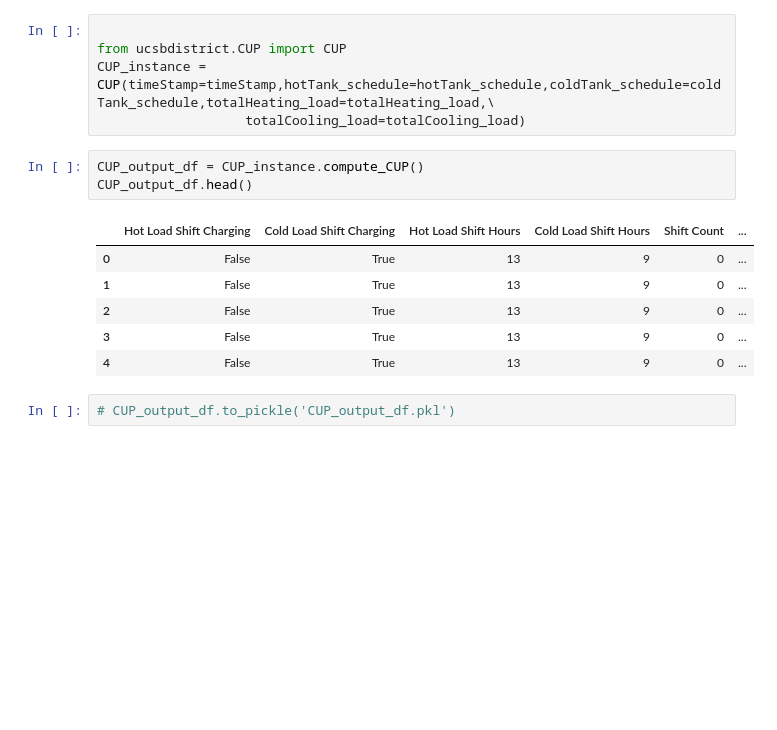
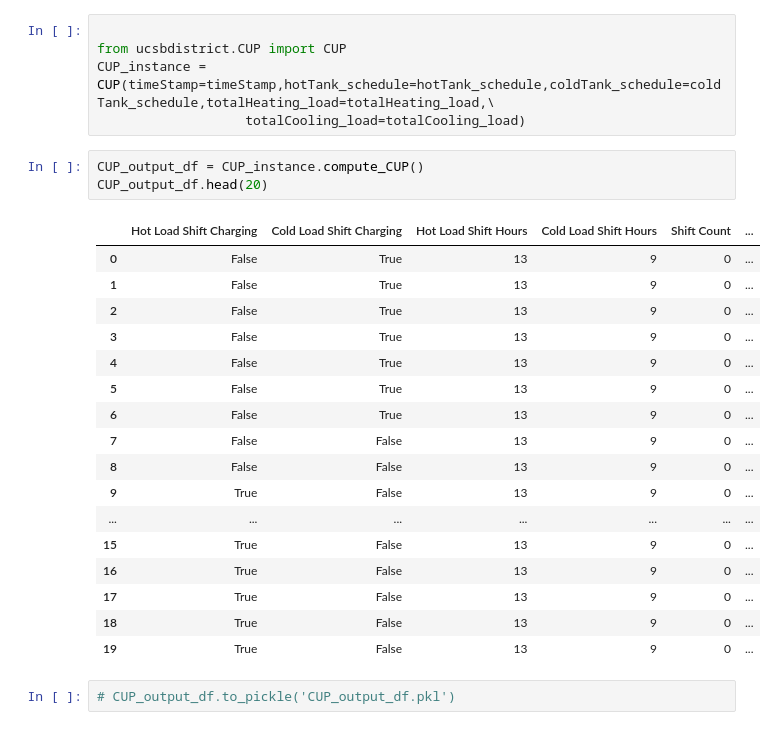
Before and after one commit to NikitaKhatwani/District-system---Engineering-model, a Jupyter notebook: UCSB_CUP Heat pump TES.ipynb, the cells around one changed output. Saved outputs shown, nothing was run; the diff lists cells and outputs as text; blank space fills up the shorter version.

```diff
--- a/UCSB_CUP Heat pump TES.ipynb
+++ b/UCSB_CUP Heat pump TES.ipynb
@@ -156,14 +165,25 @@ CUP_instance = CUP(timeStamp=timeStamp,hotTank_schedule=hotTank_schedule,coldTan
                    totalCooling_load=totalCooling_load)
 # %%
 CUP_output_df = CUP_instance.compute_CUP()
-CUP_output_df.head()
+CUP_output_df.head(20)
 # %% [output]
 |  | Hot Load Shift Charging | Cold Load Shift Charging | Hot Load Shift Hours | Cold Load Shift Hours | Shift Count | ... |
 | 0 | False | True | 13 | 9 | 0 | ... |
 | 1 | False | True | 13 | 9 | 0 | ... |
 | 2 | False | True | 13 | 9 | 0 | ... |
 | 3 | False | True | 13 | 9 | 0 | ... |
 | 4 | False | True | 13 | 9 | 0 | ... |
+| 5 | False | True | 13 | 9 | 0 | ... |
+| 6 | False | True | 13 | 9 | 0 | ... |
+| 7 | False | False | 13 | 9 | 0 | ... |
+| 8 | False | False | 13 | 9 | 0 | ... |
+| 9 | True | False | 13 | 9 | 0 | ... |
+| ... | ... | ... | ... | ... | ... | ... |
+| 15 | True | False | 13 | 9 | 0 | ... |
+| 16 | True | False | 13 | 9 | 0 | ... |
+| 17 | True | False | 13 | 9 | 0 | ... |
+| 18 | True | False | 13 | 9 | 0 | ... |
+| 19 | True | False | 13 | 9 | 0 | ... |
 # %%
 # CUP_output_df.to_pickle('CUP_output_df.pkl')
 # %%
```
Also changed, not shown: parts of 14 cells of this notebook, 9 other files.
